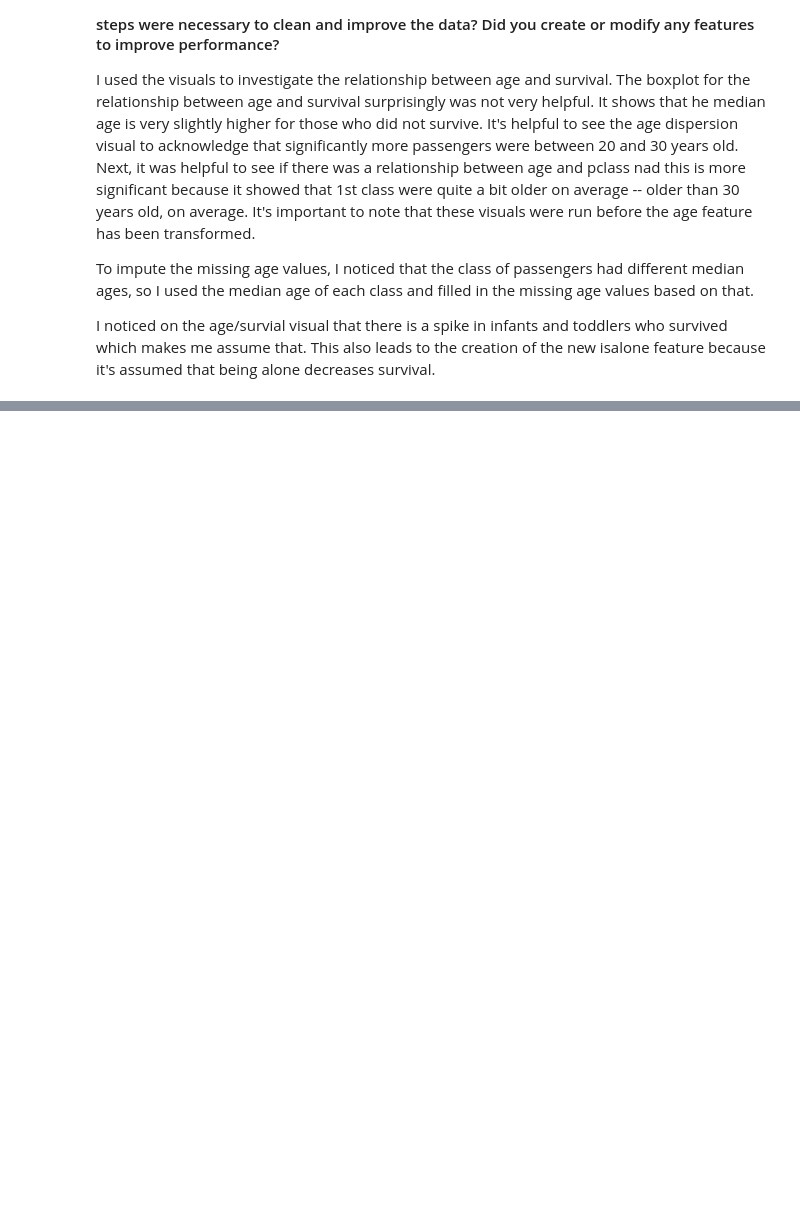
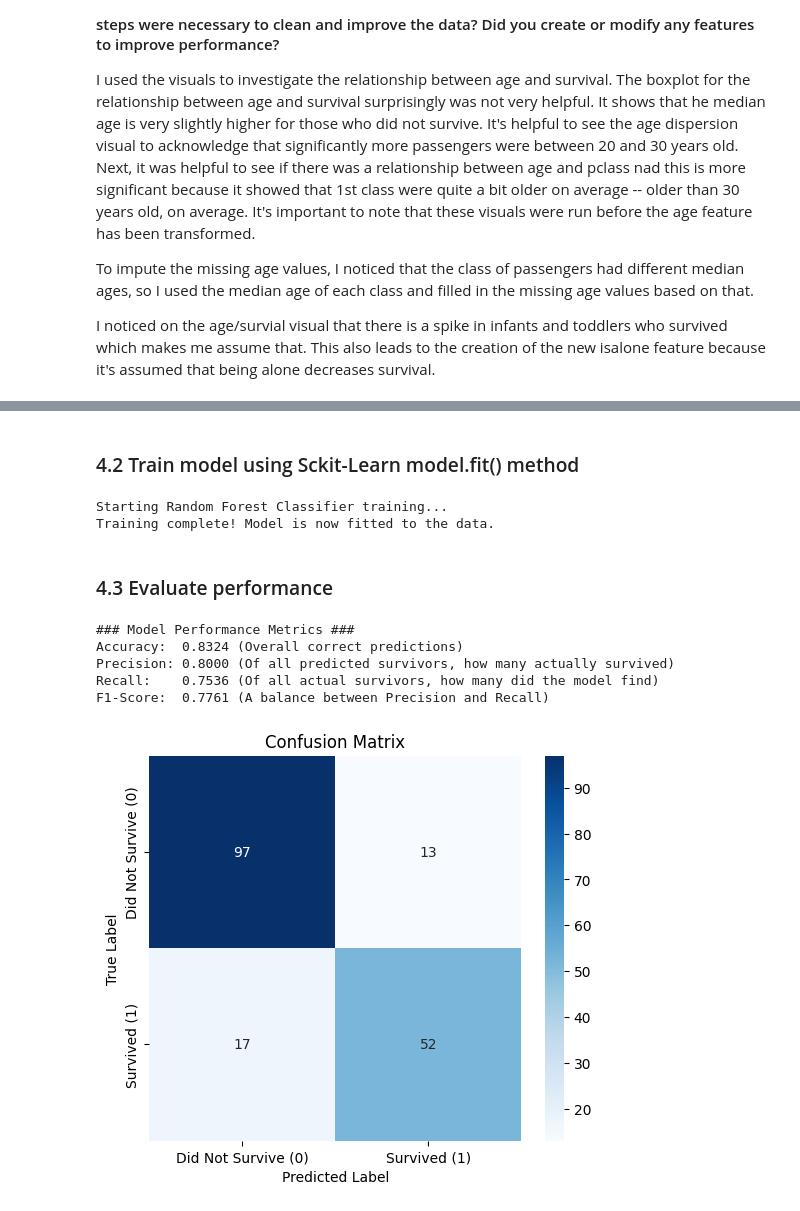
Before and after one commit to jarjarredred/ml-modules, a Jupyter notebook: notebooks/midterm/mlmidterm_jarred.ipynb, the cells around one changed output, grey strips where cells are left out. Drawn from its saved outputs; the diff is of its cells as text; code cells hidden in the pictures; blank space fills up the shorter version.

```diff
--- a/notebooks/midterm/mlmidterm_jarred.ipynb
+++ b/notebooks/midterm/mlmidterm_jarred.ipynb
@@ -232,7 +256,7 @@ titanic['alone'] = titanic['alone'].astype(int)
 titanic['family_size'] = titanic['sibsp'] + titanic['parch'] + 1
 
 # Create the feature: 1 if FamilySize is 1 (alone), 0 otherwise
-titanic['IsAlone'] = (titanic['FamilySize'] == 1).astype(int)
+titanic['is_alone'] = (titanic['family_size'] == 1).astype(int)
 # %% [markdown]
 ### Reflection 2
 #### What patterns or anomalies do you see? Do any features stand out? What preprocessing steps were necessary to clean and improve the data? Did you create or modify any features to improve performance?
@@ -244,0 +373,53 @@ I noticed on the age/survial visual that there is a spike in infants and toddler
+# %% [markdown]
+### 4.2 Train model using Sckit-Learn model.fit() method
+# %%
+# 1. Initialize the model
+# Using 100 trees (n_estimators=100) and setting random_state for reproducibility.
+model = RandomForestClassifier(n_estimators=100, random_state=42)
+
+# 2. Train the model
+# The model learns the relationship between the features (X_train)
+# and the target (y_train).
+print("Starting Random Forest Classifier training...")
+model.fit(X_train, y_train)
+print("Training complete! Model is now fitted to the data.")
+# %% [output]
+Starting Random Forest Classifier training...
+Training complete! Model is now fitted to the data.
+# %% [markdown]
+### 4.3 Evaluate performance
+# %%
+# --- 1. Make Predictions ---
+# Use the trained model to predict the target for the test features
+y_pred = model.predict(X_test)
+
+# --- 2. Calculate Core Metrics ---
+accuracy = accuracy_score(y_test, y_pred)
+precision = precision_score(y_test, y_pred)
+recall = recall_score(y_test, y_pred)
+f1 = f1_score(y_test, y_pred)
+
+print("\n### Model Performance Metrics ###")
+print(f"Accuracy:  {accuracy:.4f} (Overall correct predictions)")
+print(f"Precision: {precision:.4f} (Of all predicted survivors, how many actually survived)")
+print(f"Recall:    {recall:.4f} (Of all actual survivors, how many did the model find)")
+print(f"F1-Score:  {f1:.4f} (A balance between Precision and Recall)")
+
+# --- 3. Display the Confusion Matrix ---
+cm = confusion_matrix(y_test, y_pred)
+
+plt.figure(figsize=(6, 5))
+sns.heatmap(cm, annot=True, fmt='d', cmap='Blues',
+            xticklabels=['Did Not Survive (0)', 'Survived (1)'],
+            yticklabels=['Did Not Survive (0)', 'Survived (1)'])
+plt.ylabel('True Label')
+plt.xlabel('Predicted Label')
+plt.title('Confusion Matrix')
+plt.show()
+# %% [output]
+### Model Performance Metrics ###
+Accuracy:  0.8324 (Overall correct predictions)
+Precision: 0.8000 (Of all predicted survivors, how many actually survived)
+Recall:    0.7536 (Of all actual survivors, how many did the model find)
+F1-Score:  0.7761 (A balance between Precision and Recall)
+[figure, added]
```
Also changed, not shown: parts of 21 cells of this notebook, 1 other file.
